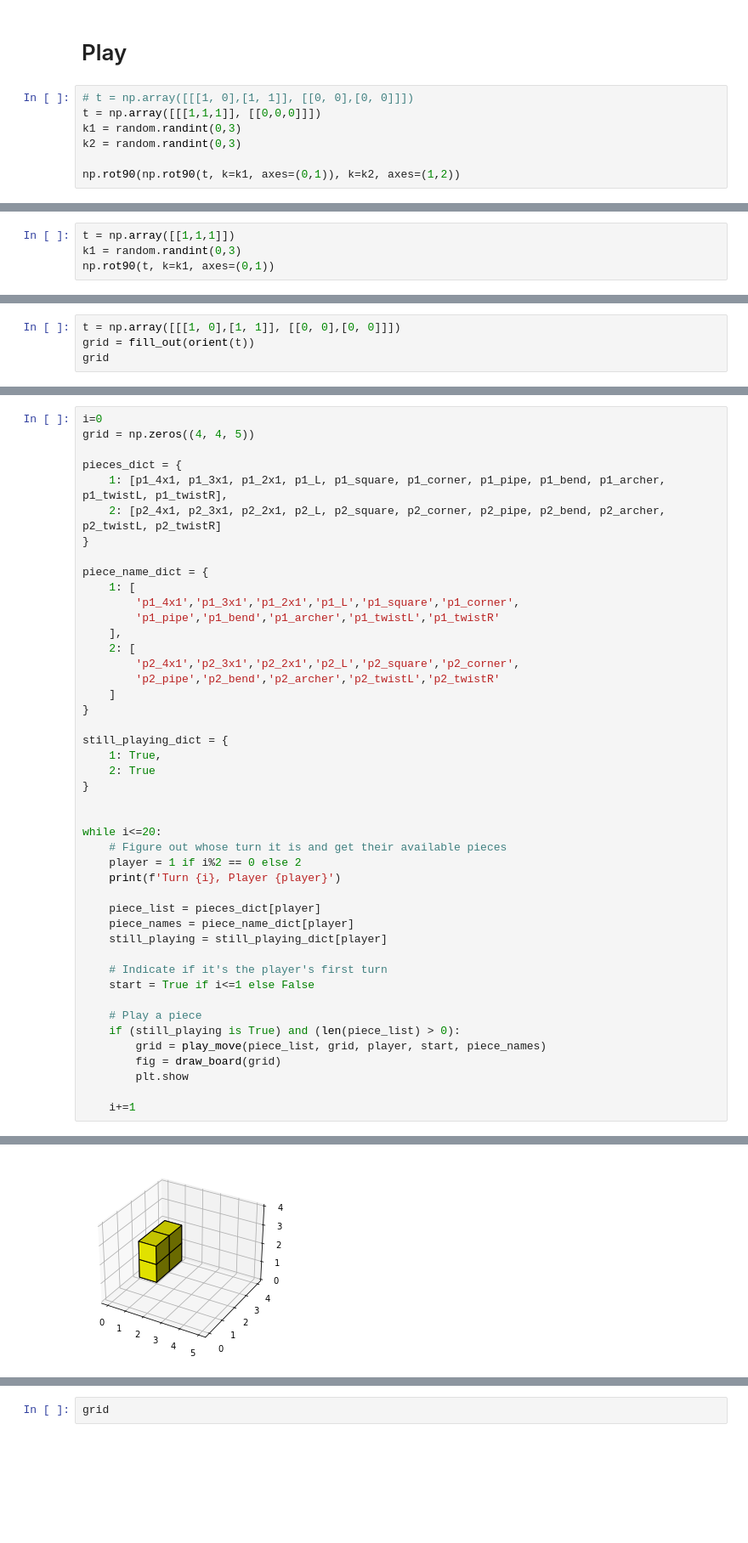
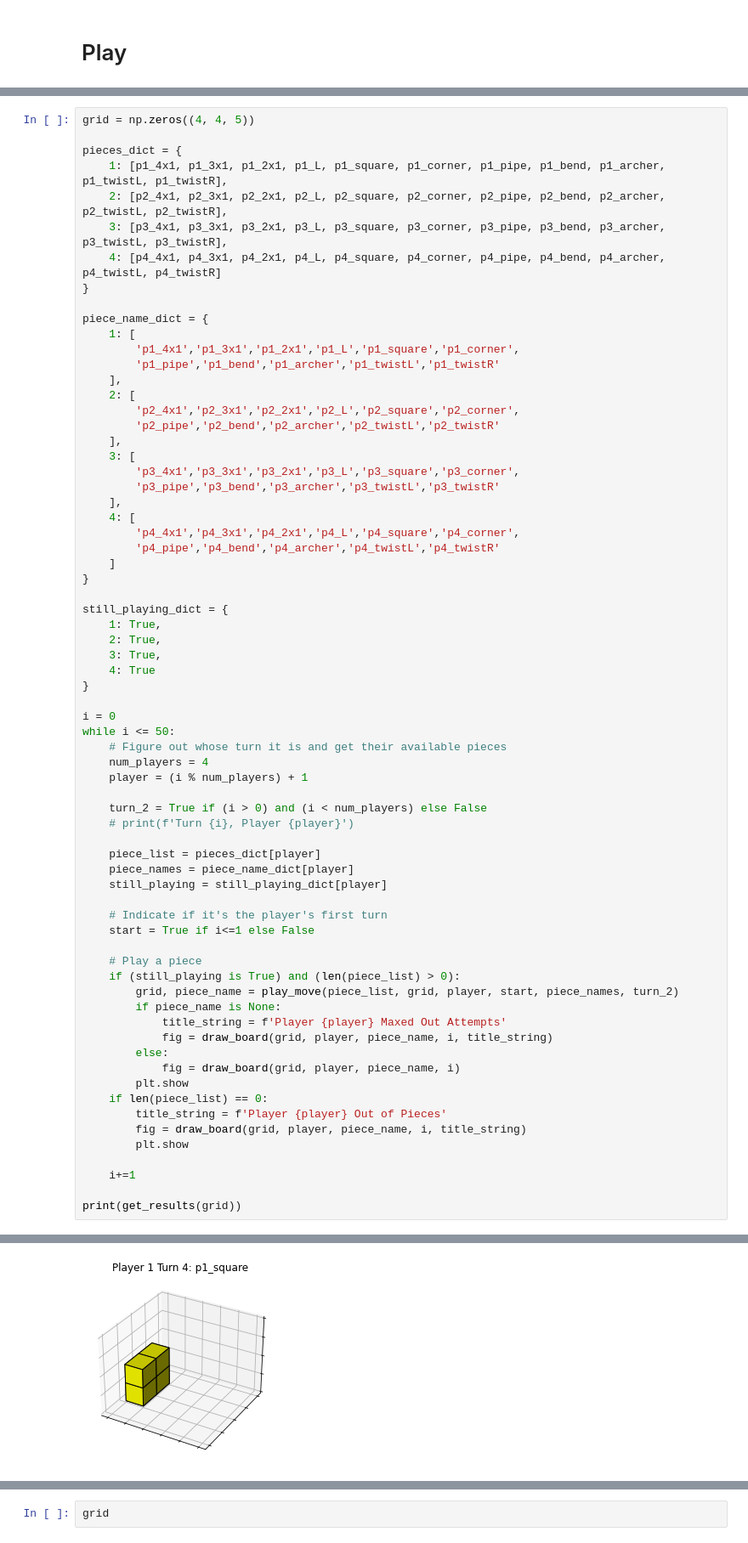
Before and after one commit to shawnriemer/Rumis-Bot, a Jupyter notebook: Rumis Simulation 3D.ipynb, the cells around one changed output, grey strips where cells are left out. Shown at 85% size. Cells and saved outputs as stored; diff of their text form; blank space fills up the shorter version.

Commit message:
Add more players, winner calc, prettier graphs

```diff
--- a/Rumis Simulation 3D.ipynb
+++ b/Rumis Simulation 3D.ipynb
@@ -93,9 +107,2 @@ array([[[2],
 # %% [markdown]
 # Play
-# %%
-# t = np.array([[[1, 0],[1, 1]], [[0, 0],[0, 0]]])
-t = np.array([[[1,1,1]], [[0,0,0]]])
-k1 = random.randint(0,3)
-k2 = random.randint(0,3)
-
-np.rot90(np.rot90(t, k=k1, axes=(0,1)), k=k2, axes=(1,2))
@@ -106,4 +108,0 @@ array([[[0, 1],
-# %%
-t = np.array([[1,1,1]])
-k1 = random.randint(0,3)
-np.rot90(t, k=k1, axes=(0,1))
@@ -112,4 +108,0 @@ array([[1, 1, 1]])
-# %%
-t = np.array([[[1, 0],[1, 1]], [[0, 0],[0, 0]]])
-grid = fill_out(orient(t))
-grid
@@ -278,10 +304,11 @@ def draw_board(grid):
 # %%
-i=0
 grid = np.zeros((4, 4, 5))
 
 pieces_dict = {
     1: [p1_4x1, p1_3x1, p1_2x1, p1_L, p1_square, p1_corner, p1_pipe, p1_bend, p1_archer, p1_twistL, p1_twistR],
-    2: [p2_4x1, p2_3x1, p2_2x1, p2_L, p2_square, p2_corner, p2_pipe, p2_bend, p2_archer, p2_twistL, p2_twistR]
+    2: [p2_4x1, p2_3x1, p2_2x1, p2_L, p2_square, p2_corner, p2_pipe, p2_bend, p2_archer, p2_twistL, p2_twistR],
+    3: [p3_4x1, p3_3x1, p3_2x1, p3_L, p3_square, p3_corner, p3_pipe, p3_bend, p3_archer, p3_twistL, p3_twistR],
+    4: [p4_4x1, p4_3x1, p4_2x1, p4_L, p4_square, p4_corner, p4_pipe, p4_bend, p4_archer, p4_twistL, p4_twistR]
 }
 
 piece_name_dict = {
@@ -292,19 +319,32 @@ piece_name_dict = {
     2: [
         'p2_4x1','p2_3x1','p2_2x1','p2_L','p2_square','p2_corner',
         'p2_pipe','p2_bend','p2_archer','p2_twistL','p2_twistR'
+    ],
+    3: [
+        'p3_4x1','p3_3x1','p3_2x1','p3_L','p3_square','p3_corner',
+        'p3_pipe','p3_bend','p3_archer','p3_twistL','p3_twistR'
+    ],
+    4: [
+        'p4_4x1','p4_3x1','p4_2x1','p4_L','p4_square','p4_corner',
+        'p4_pipe','p4_bend','p4_archer','p4_twistL','p4_twistR'
     ]
 }
 
 still_playing_dict = {
     1: True,
-    2: True
+    2: True,
+    3: True,
+    4: True
 }
 
+i = 0
+while i <= 50:
+    # Figure out whose turn it is and get their available pieces
+    num_players = 4
+    player = (i % num_players) + 1
 
-while i<=20:
-    # Figure out whose turn it is and get their available pieces
-    player = 1 if i%2 == 0 else 2
-    print(f'Turn {i}, Player {player}')
+    turn_2 = True if (i > 0) and (i < num_players) else False
+    # print(f'Turn {i}, Player {player}')
 
     piece_list = pieces_dict[player]
     piece_names = piece_name_dict[player]
@@ -315,9 +355,19 @@ while i<=20:
 
     # Play a piece
     if (still_playing is True) and (len(piece_list) > 0):
-        grid = play_move(piece_list, grid, player, start, piece_names)
-        fig = draw_board(grid)
+        grid, piece_name = play_move(piece_list, grid, player, start, piece_names, turn_2)
+        if piece_name is None:
+            title_string = f'Player {player} Maxed Out Attempts'
+            fig = draw_board(grid, player, piece_name, i, title_string)
+        else:
+            fig = draw_board(grid, player, piece_name, i)
+        plt.show
+    if len(piece_list) == 0:
+        title_string = f'Player {player} Out of Pieces'
+        fig = draw_board(grid, player, piece_name, i, title_string)
         plt.show
 
     i+=1
+
+print(get_results(grid))
 # %% [output]
@@ -341 +380 @@ Turn 20, Player 1
-[figure, old version]
+[figure, new version]
```
Also changed, not shown: parts of 21 cells of this notebook.
